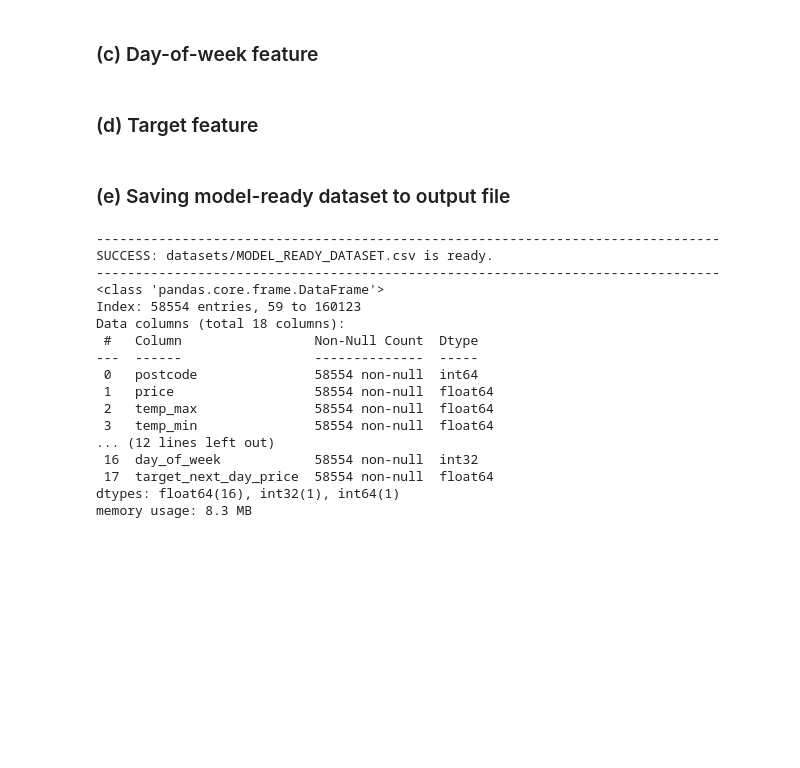
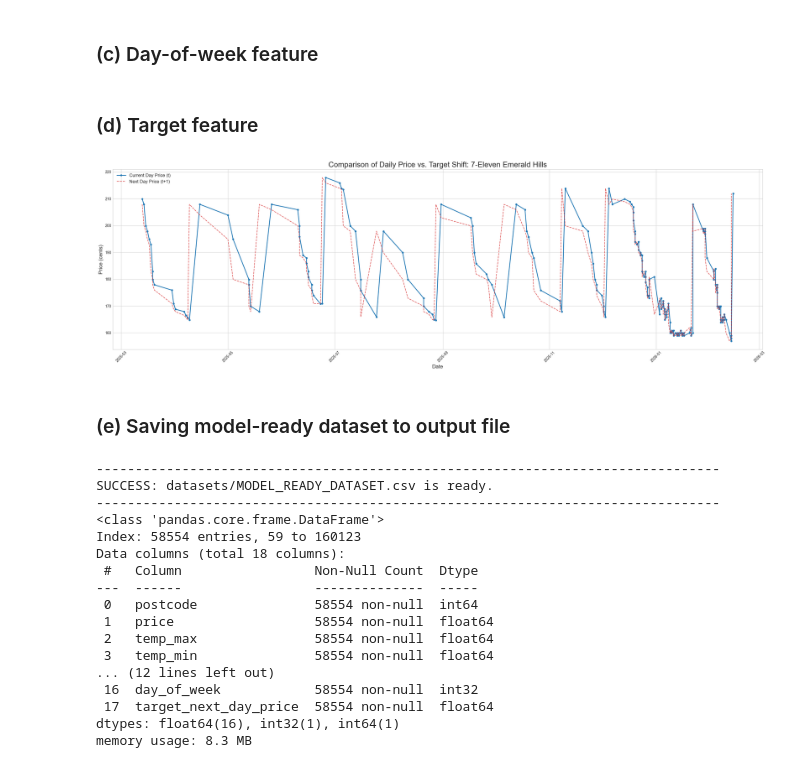
Before and after one commit to tim-fan1/engg2112, a Jupyter notebook: main.ipynb, the cells around one changed output. Drawn from its saved outputs; the diff is of its cells as text; code cells hidden in the pictures; blank space fills up the shorter version.

Commit message:
graph for comparing with target delay graph

```diff
--- a/main.ipynb
+++ b/main.ipynb
@@ -216,16 +216,67 @@ df_final['day_of_week'] = df_final['date'].dt.dayofweek
 # %%
 # This works only if every service station report E10 every single day; very unlikely!
 df_final = df_final.sort_values(['servicestationname', 'date'])
 df_final['target_next_day_price'] = df_final.groupby('servicestationname')['price'].shift(-1)
+
+
+
+import matplotlib.pyplot as plt
+import seaborn as sns
+
+# 1. Choose a specific station to visualize (otherwise the lines will overlap)
+# We'll take the first one found in the dataset
+example_station = df_final['servicestationname'].unique()[42]
+plot_data = df_final[df_final['servicestationname'] == example_station]
+
+# 2. Set up the figure for a "Long" view
+# figsize=(Width, Height) - 25 is very wide for long timelines
+plt.figure(figsize=(25, 8))
+sns.set_style("whitegrid")
+
+# 3. Plot the Current Price (Input)
+plt.plot(plot_data['date'], plot_data['price'],
+         label='Current Day Price (t)',
+         color='#1f77b4',
+         linewidth=2,
+         marker='o',
+         markersize=4)
+
+# 4. Plot the Shifted Price (Target)
+# Using a dashed red line to make the "shift" visually obvious
+plt.plot(plot_data['date'], plot_data['target_next_day_price'],
+         label='Next Day Price (t+1)',
+         color='#d62728',
+         linestyle='--',
+         linewidth=1.5,
+         alpha=0.8)
+
+# 5. Formatting for readability
+plt.title(f'Comparison of Daily Price vs. Target Shift: {example_station}', fontsize=20)
+plt.xlabel('Date', fontsize=14)
+plt.ylabel('Price (cents)', fontsize=14)
+plt.legend(fontsize=12, loc='upper left')
+
+# Rotate the date labels so they fit on the long axis
+plt.xticks(rotation=45)
+
+# Adjust layout to make sure labels aren't cut off
+plt.tight_layout()
+
+plt.show()
+
+
+
 
 # The solution? Only include consecutive rows where the days apart is exactly 1
 # Note: This cuts A LOT of rows.
 df_final['target_date'] = df_final.groupby('servicestationname')['date'].shift(-1)
 df_final['days_to_target'] = (df_final['target_date'] - df_final['date']).dt.days
 df_final = df_final[df_final['days_to_target'] == 1]
 
 # Drop the temp columns
 df_final = df_final.drop(columns=['target_date', 'days_to_target'])
+# %% [output]
+[figure, added]
 # %% [markdown]
 ### (e) Saving model-ready dataset to output file
 # %%
```
Also changed, not shown: parts of 1 cell of this notebook.
